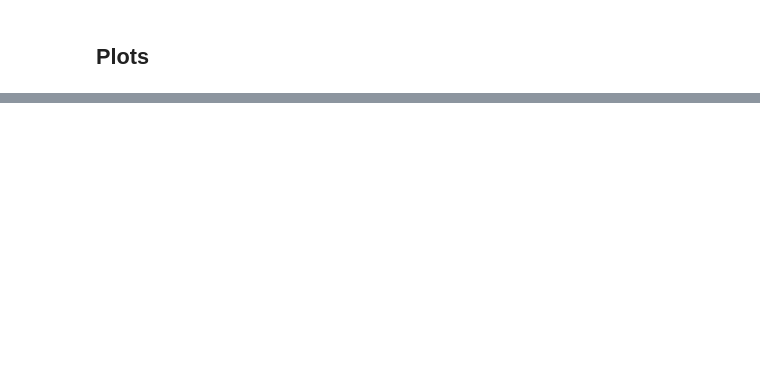
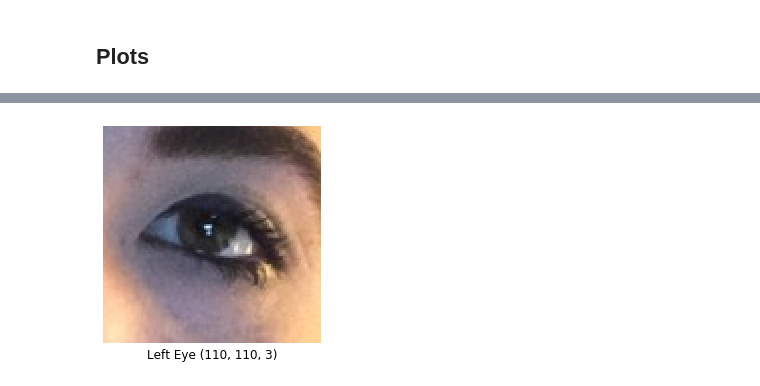
Before and after one commit to shrnkm/ETE, a Jupyter notebook: Data/data_reader_sample.ipynb, the cells around one changed output, grey strips where cells are left out. Cells and saved outputs as stored; diff of their text form; code cells hidden in the pictures; blank space fills up the shorter version.

```diff
--- a/Data/data_reader_sample.ipynb
+++ b/Data/data_reader_sample.ipynb
@@ -89,0 +76,11 @@ plt.imshow(crop);
+# %%
+eyel = crop[round(eye_l['Y'][idx]):round(eye_l['Y'][idx])+round(eye_l['H'][idx]),
+            round(eye_l['X'][idx]):round(eye_l['X'][idx])+round(eye_l['W'][idx])]
+
+txt = 'Left Eye ' + str(eyel.shape)
+
+plt.axis('off')
+plt.title(txt, y=-.1)
+plt.imshow(eyel);
+# %% [output]
+[figure, added]
```
Also changed, not shown: parts of 19 cells of this notebook.
